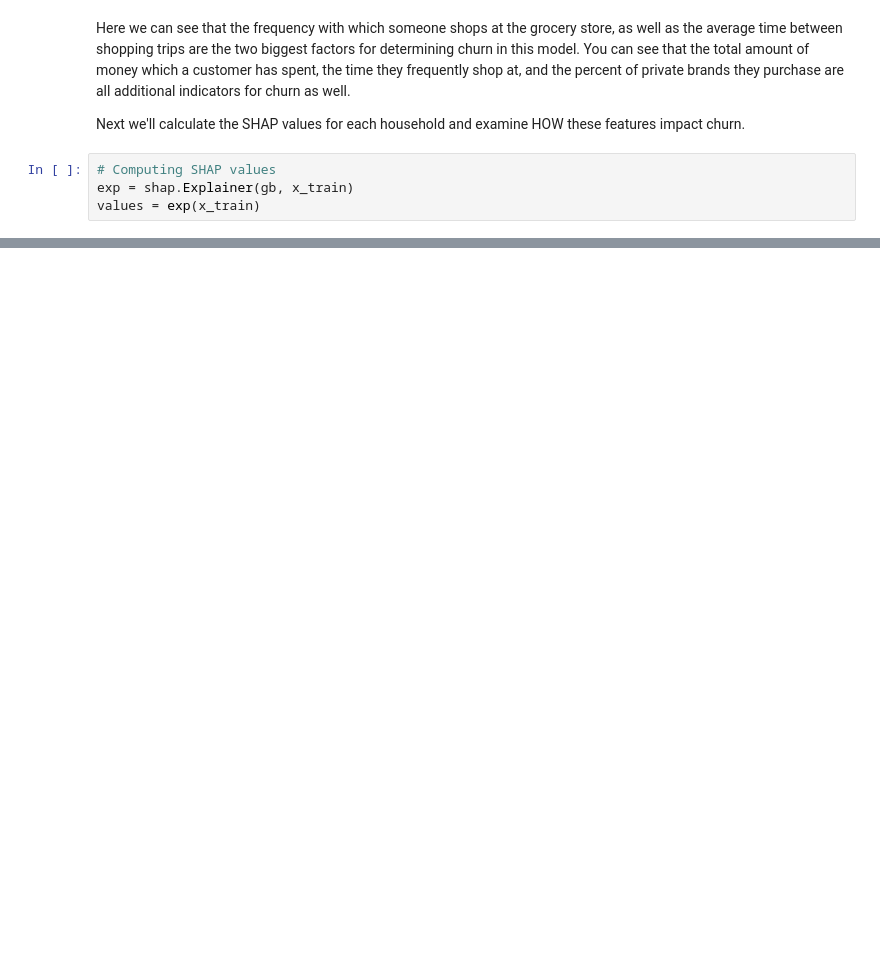
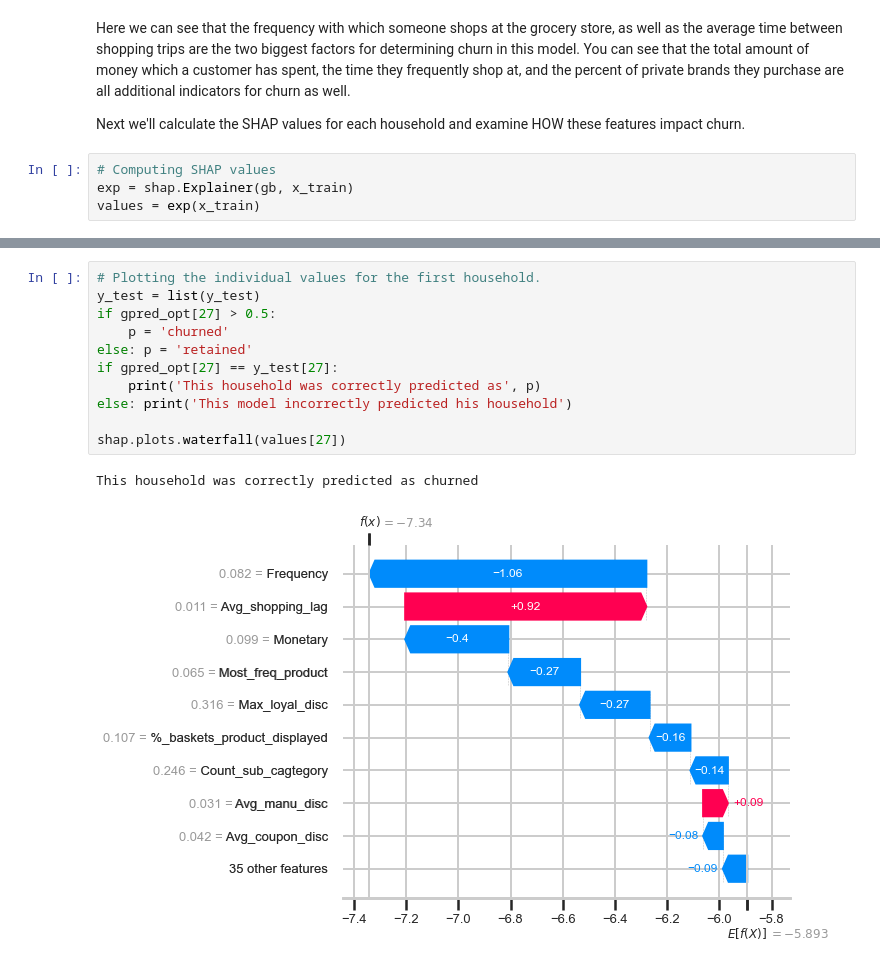
Before and after one commit to NickD-Dean/Springboard, a Jupyter notebook: Capstone Project 3/Code/Churn Prediction & Analysis.ipynb, the cells around one changed output, grey strips where cells are left out. Saved outputs shown, nothing was run; the diff lists cells and outputs as text; blank space fills up the shorter version.

```diff
--- a/Capstone Project 3/Code/Churn Prediction & Analysis.ipynb
+++ b/Capstone Project 3/Code/Churn Prediction & Analysis.ipynb
@@ -414 +440,15 @@ shap.plots.beeswarm(values)
+# %%
+# Plotting the individual values for the first household.
+y_test = list(y_test)
+if gpred_opt[27] > 0.5:
+    p = 'churned'
+else: p = 'retained'
+if gpred_opt[27] == y_test[27]:
+    print('This household was correctly predicted as', p)
+else: print('This model incorrectly predicted his household')
+
+shap.plots.waterfall(values[27])
+# %% [output]
+This household was correctly predicted as churned
+[figure, added]
 # %% [markdown]
```
Also changed, not shown: parts of 13 cells of this notebook.
